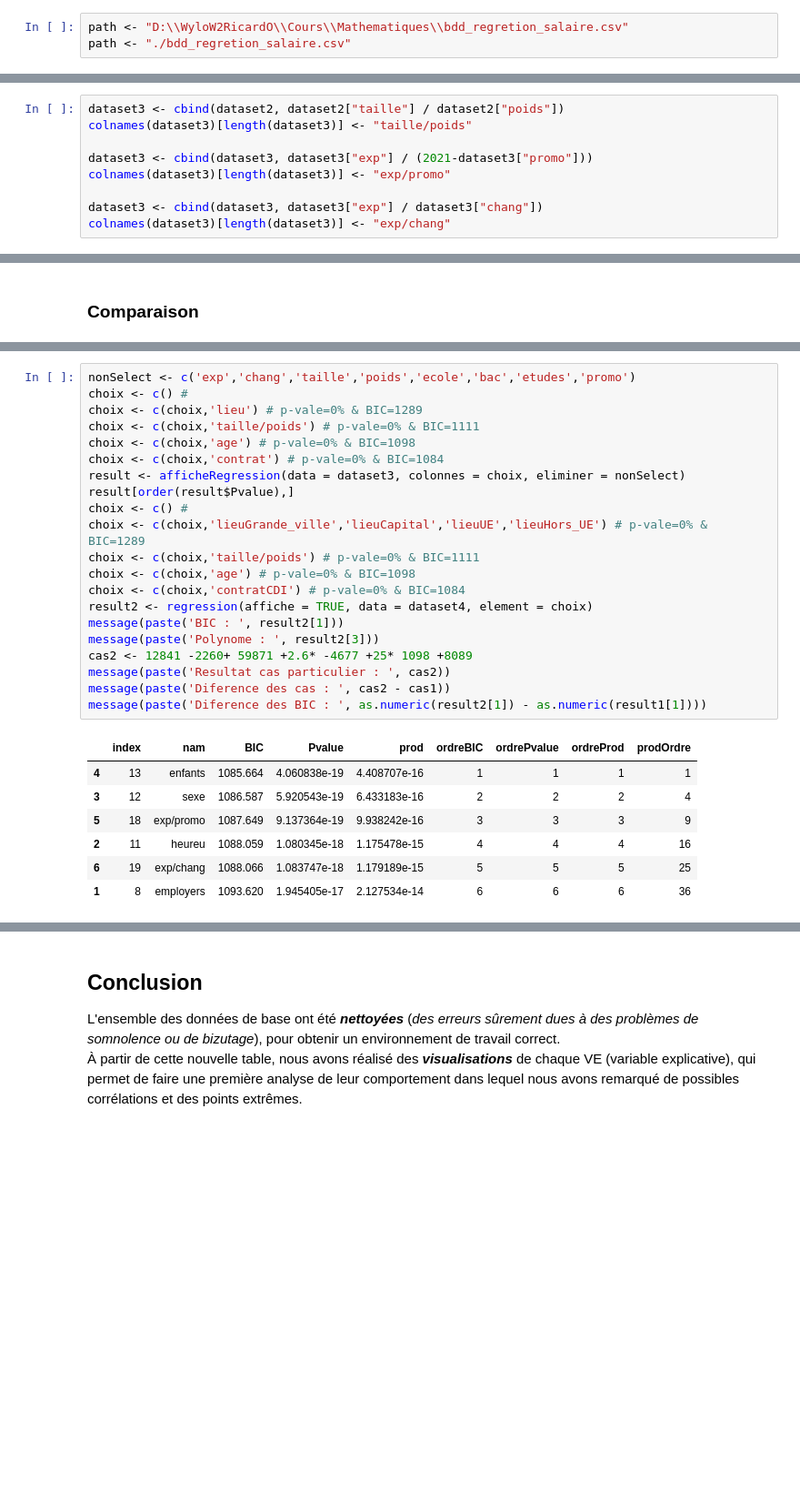
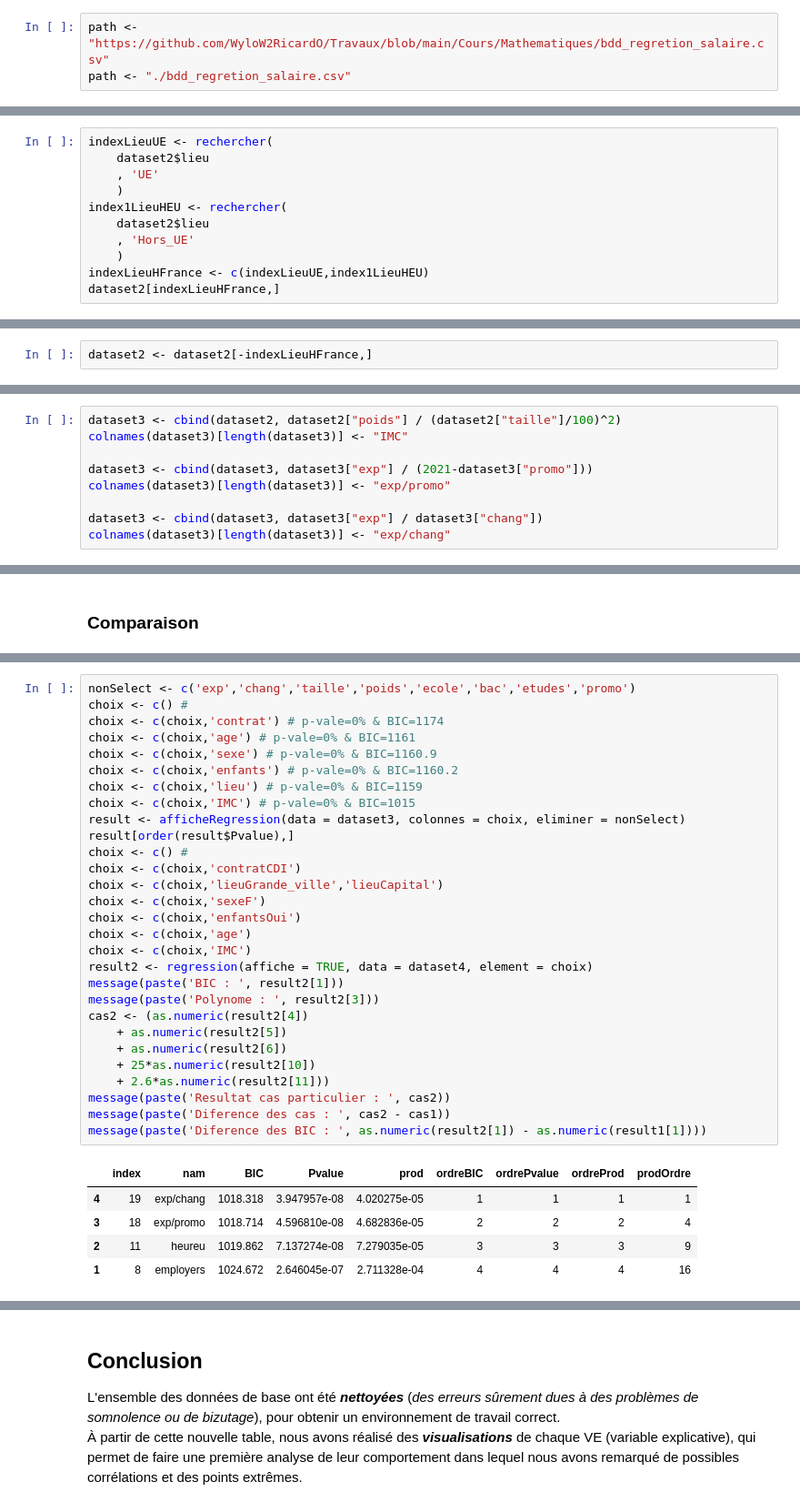
Before and after one commit to WyloW2RicardO/Travails, a Jupyter notebook: Cours/Mathematiques/devoire_regretion_salaire.ipynb, the cells around one changed output, grey strips where cells are left out. Shown at 91% size. Saved outputs shown, nothing was run; the diff lists cells and outputs as text; blank space fills up the shorter version.

```diff
--- a/Cours/Mathematiques/devoire_regretion_salaire.ipynb
+++ b/Cours/Mathematiques/devoire_regretion_salaire.ipynb
@@ -54,7 +54,7 @@ Les variables de la base de données et leur codage sont les suivantes :
 
 ### Import
 # %%
-path <- "D:\\WyloW2RicardO\\Cours\\Mathematiques\\bdd_regretion_salaire.csv"
+path <- "https://github.com/WyloW2RicardO/Travaux/blob/main/Cours/Mathematiques/bdd_regretion_salaire.csv"
 path <- "./bdd_regretion_salaire.csv"
 # %%
 #dataset <- read_xlsx(path)
@@ -508,0 +518,11 @@ dataset2 <- dataset1[-indexContratSans,]
+# %%
+indexLieuUE <- rechercher(
+    dataset2$lieu
+    , 'UE'
+    )
+index1LieuHEU <- rechercher(
+    dataset2$lieu
+    , 'Hors_UE'
+    )
+indexLieuHFrance <- c(indexLieuUE,index1LieuHEU)
+dataset2[indexLieuHFrance,]
@@ -509,3 +535,5 @@ dataset2 <- dataset1[-indexContratSans,]
+# %%
+dataset2 <- dataset2[-indexLieuHFrance,]
 # %% [markdown]
 #### Salaire
 # %%
@@ -678,6 +706,6 @@ mean of x
 # %%
-dataset3 <- cbind(dataset2, dataset2["taille"] / dataset2["poids"])
-colnames(dataset3)[length(dataset3)] <- "taille/poids"
+dataset3 <- cbind(dataset2, dataset2["poids"] / (dataset2["taille"]/100)^2)
+colnames(dataset3)[length(dataset3)] <- "IMC"
 
 dataset3 <- cbind(dataset3, dataset3["exp"] / (2021-dataset3["promo"]))
 colnames(dataset3)[length(dataset3)] <- "exp/promo"
@@ -960,32 +969,38 @@ Seules les variables `age`,  `contrat` et `enfantOUI` gardent leur p-value infé
 # %%
 nonSelect <- c('exp','chang','taille','poids','ecole','bac','etudes','promo')
 choix <- c() #
-choix <- c(choix,'lieu') # p-vale=0% & BIC=1289
-choix <- c(choix,'taille/poids') # p-vale=0% & BIC=1111
-choix <- c(choix,'age') # p-vale=0% & BIC=1098
-choix <- c(choix,'contrat') # p-vale=0% & BIC=1084
+choix <- c(choix,'contrat') # p-vale=0% & BIC=1174
+choix <- c(choix,'age') # p-vale=0% & BIC=1161
+choix <- c(choix,'sexe') # p-vale=0% & BIC=1160.9
+choix <- c(choix,'enfants') # p-vale=0% & BIC=1160.2
+choix <- c(choix,'lieu') # p-vale=0% & BIC=1159
+choix <- c(choix,'IMC') # p-vale=0% & BIC=1015
 result <- afficheRegression(data = dataset3, colonnes = choix, eliminer = nonSelect)
 result[order(result$Pvalue),]
 choix <- c() #
-choix <- c(choix,'lieuGrande_ville','lieuCapital','lieuUE','lieuHors_UE') # p-vale=0% & BIC=1289
-choix <- c(choix,'taille/poids') # p-vale=0% & BIC=1111
-choix <- c(choix,'age') # p-vale=0% & BIC=1098
-choix <- c(choix,'contratCDI') # p-vale=0% & BIC=1084
+choix <- c(choix,'contratCDI')
+choix <- c(choix,'lieuGrande_ville','lieuCapital')
+choix <- c(choix,'sexeF')
+choix <- c(choix,'enfantsOui')
+choix <- c(choix,'age')
+choix <- c(choix,'IMC')
 result2 <- regression(affiche = TRUE, data = dataset4, element = choix)
 message(paste('BIC : ', result2[1]))
 message(paste('Polynome : ', result2[3]))
-cas2 <- 12841 -2260+ 59871 +2.6* -4677 +25* 1098 +8089
+cas2 <- (as.numeric(result2[4])
+    + as.numeric(result2[5])
+    + as.numeric(result2[6])
+    + 25*as.numeric(result2[10])
+    + 2.6*as.numeric(result2[11]))
 message(paste('Resultat cas particulier : ', cas2))
 message(paste('Diference des cas : ', cas2 - cas1))
 message(paste('Diference des BIC : ', as.numeric(result2[1]) - as.numeric(result1[1])))
 # %% [output]
 |  | index | nam | BIC | Pvalue | prod | ordreBIC | ordrePvalue | ordreProd | prodOrdre |
-| 4 | 13 | enfants | 1085.664 | 4.060838e-19 | 4.408707e-16 | 1 | 1 | 1 | 1 |
-| 3 | 12 | sexe | 1086.587 | 5.920543e-19 | 6.433183e-16 | 2 | 2 | 2 | 4 |
-| 5 | 18 | exp/promo | 1087.649 | 9.137364e-19 | 9.938242e-16 | 3 | 3 | 3 | 9 |
-| 2 | 11 | heureu | 1088.059 | 1.080345e-18 | 1.175478e-15 | 4 | 4 | 4 | 16 |
-| 6 | 19 | exp/chang | 1088.066 | 1.083747e-18 | 1.179189e-15 | 5 | 5 | 5 | 25 |
-| 1 | 8 | employers | 1093.620 | 1.945405e-17 | 2.127534e-14 | 6 | 6 | 6 | 36 |
+| 4 | 19 | exp/chang | 1018.318 | 3.947957e-08 | 4.020275e-05 | 1 | 1 | 1 | 1 |
+| 3 | 18 | exp/promo | 1018.714 | 4.596810e-08 | 4.682836e-05 | 2 | 2 | 2 | 4 |
+| 2 | 11 | heureu | 1019.862 | 7.137274e-08 | 7.279035e-05 | 3 | 3 | 3 | 9 |
+| 1 | 8 | employers | 1024.672 | 2.646045e-07 | 2.711328e-04 | 4 | 4 | 4 | 16 |
 Call:
 lm(formula = data[, Y] ~ ., data = dataVariable)
 
```
Also changed, not shown: parts of 35 cells of this notebook.
